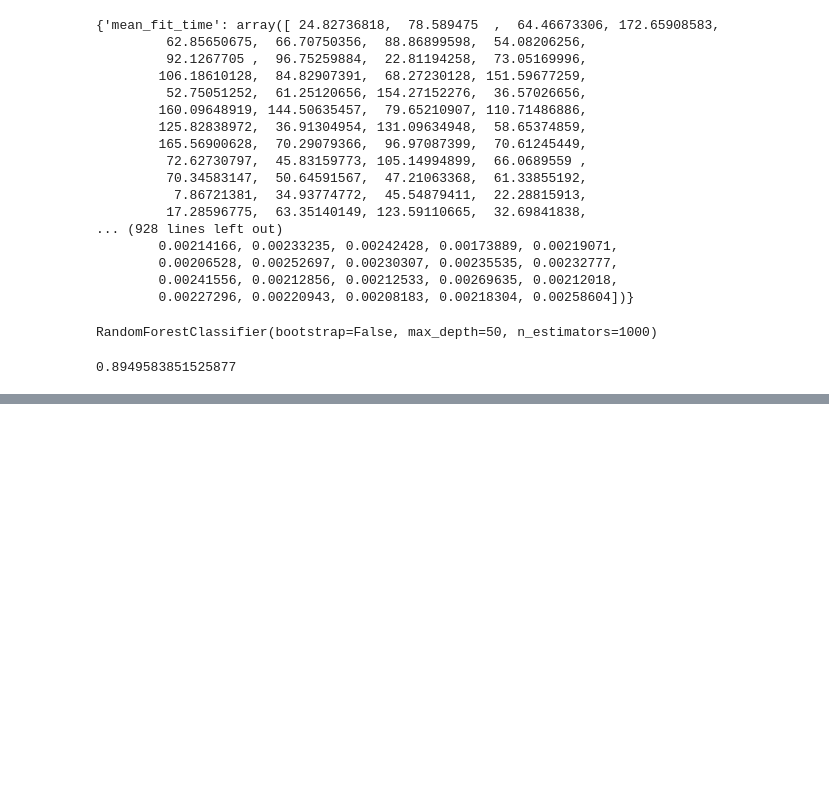
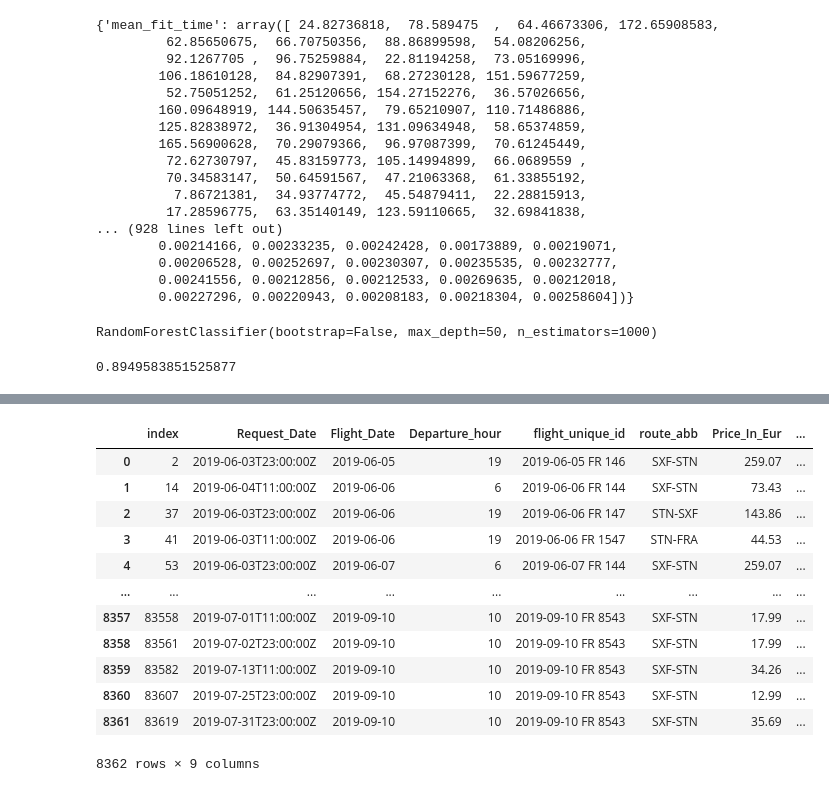
Before and after one commit to kenzo94/datamining, a Jupyter notebook: RandomForestClassifier.ipynb, the cells around one changed output, grey strips where cells are left out. Drawn from its saved outputs; the diff is of its cells as text; code cells hidden in the pictures; blank space fills up the shorter version.

```diff
--- a/RandomForestClassifier.ipynb
+++ b/RandomForestClassifier.ipynb
@@ -303,0 +360,4 @@ rfc.score(testX, testY)
+# %%
+train_set_or = pd.read_csv("./train_set.csv")
+train_set = pd.read_csv("./train_set_ohe.csv")
+train_set.info()
@@ -303,0 +382,36 @@ rfc.score(testX, testY)
+# %%
+from sklearn.model_selection import StratifiedKFold
+clf = RandomForestClassifier(n_estimators = 1000, max_depth=50, bootstrap=False, max_features='auto', min_samples_leaf=1, min_samples_split=2)
+
+# Create StratifiedKFold object.
+skf = StratifiedKFold(n_splits=10, shuffle=True, random_state=1)
+money_scores = []
+
+# for each fold create a dataframe
+for train_index, test_index in skf.split(features, y): # split() return index of each fold
+	# get each fold train, test fold with index index
+	x_train_fold, x_test_fold = features[train_index], features[test_index]
+	y_train_fold, y_test_fold = y[train_index], y[test_index]
+	clf.fit(x_train_fold, y_train_fold)
+	y_pred = clf.predict(x_test_fold)
+
+	X_train_1 = train_set_or.loc[test_index]
+	X_train_1 = X_train_1.reset_index(drop=True)
+	df = pd.DataFrame()
+	df["buy"] = y_pred
+	df["flight_unique_id"] = X_train_1["flight_unique_id"]
+	df["Request_Date"] = X_train_1["Request_Date"]
+	df["Price"] = X_train_1["Price_In_Eur"]
+	# eval with custom func and append
+	score = model_quality_evaluation(df)
+	money_scores.append(score)
+
+# Print the output.
+print('List of possible accuracy:', money_scores)
+print('\nMaximum Money That can be obtained from this model is:',
+	max(money_scores))
+print('\nMinimum Money:',
+	min(money_scores))
+print('\nOverall Money:',
+	np.mean(money_scores))
+print('\nStandard Deviation is:', np.std(money_scores))
@@ -303,0 +445,16 @@ rfc.score(testX, testY)
+# %%
+X_train_1
+# %% [output]
+|  | index | Request_Date | Flight_Date | Departure_hour | flight_unique_id | route_abb | Price_In_Eur | ... |
+| 0 | 2 | 2019-06-03T23:00:00Z | 2019-06-05 | 19 | 2019-06-05 FR 146 | SXF-STN | 259.07 | ... |
+| 1 | 14 | 2019-06-04T11:00:00Z | 2019-06-06 | 6 | 2019-06-06 FR 144 | SXF-STN | 73.43 | ... |
+| 2 | 37 | 2019-06-03T23:00:00Z | 2019-06-06 | 19 | 2019-06-06 FR 147 | STN-SXF | 143.86 | ... |
+| 3 | 41 | 2019-06-03T11:00:00Z | 2019-06-06 | 19 | 2019-06-06 FR 1547 | STN-FRA | 44.53 | ... |
+| 4 | 53 | 2019-06-03T23:00:00Z | 2019-06-07 | 6 | 2019-06-07 FR 144 | SXF-STN | 259.07 | ... |
+| ... | ... | ... | ... | ... | ... | ... | ... | ... |
+| 8357 | 83558 | 2019-07-01T11:00:00Z | 2019-09-10 | 10 | 2019-09-10 FR 8543 | SXF-STN | 17.99 | ... |
+| 8358 | 83561 | 2019-07-02T23:00:00Z | 2019-09-10 | 10 | 2019-09-10 FR 8543 | SXF-STN | 17.99 | ... |
+| 8359 | 83582 | 2019-07-13T11:00:00Z | 2019-09-10 | 10 | 2019-09-10 FR 8543 | SXF-STN | 34.26 | ... |
+| 8360 | 83607 | 2019-07-25T23:00:00Z | 2019-09-10 | 10 | 2019-09-10 FR 8543 | SXF-STN | 12.99 | ... |
+| 8361 | 83619 | 2019-07-31T23:00:00Z | 2019-09-10 | 10 | 2019-09-10 FR 8543 | SXF-STN | 35.69 | ... |
+8362 rows × 9 columns
```
Also changed, not shown: parts of 4 cells of this notebook.
